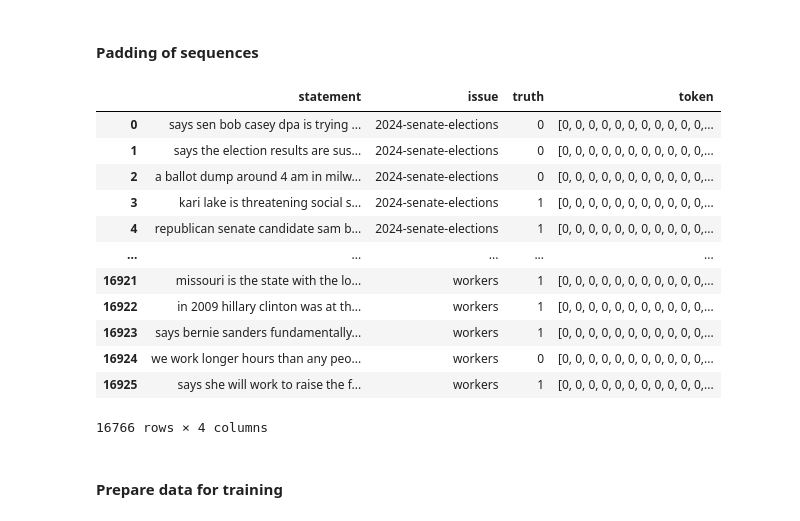
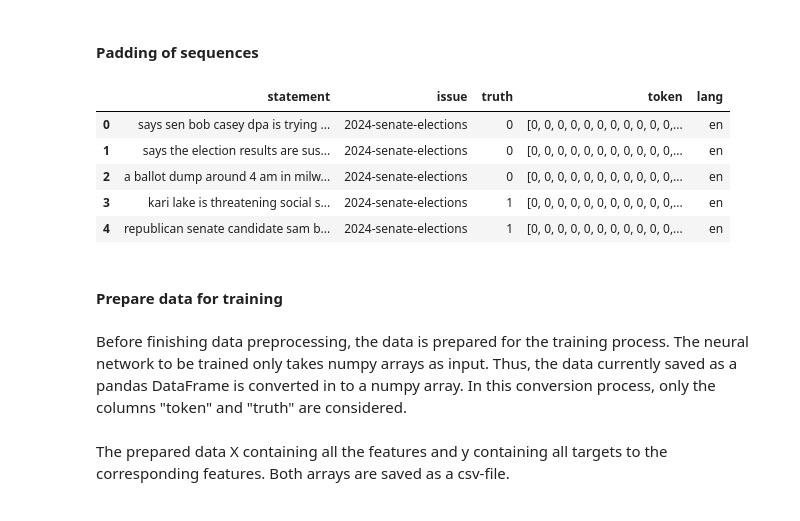
Before and after one commit to felixdaubner/fake-news-detection, a Jupyter notebook: 04_data-preprocessing.ipynb, the cells around one changed output. Cells and saved outputs as stored; diff of their text form; code cells hidden in the pictures.

```diff
--- a/04_data-preprocessing.ipynb
+++ b/04_data-preprocessing.ipynb
@@ -112,21 +142,14 @@ max(data_binary["token"].apply(len))
 # %% [markdown]
 #### Padding of sequences
 # %%
-padded = pad_sequences(data_binary["token"].to_list())
-data_binary["token"] = padded.tolist()
+padded = pad_sequences(data_token["token"].to_list())
+data_token["token"] = padded.tolist()
-# %%
-data_binary
-# %% [output]
-|  | statement | issue | truth | token |
-| 0 | says sen bob casey dpa is trying ... | 2024-senate-elections | 0 | [0, 0, 0, 0, 0, 0, 0, 0, 0, 0, 0,... |
-| 1 | says the election results are sus... | 2024-senate-elections | 0 | [0, 0, 0, 0, 0, 0, 0, 0, 0, 0, 0,... |
-| 2 | a ballot dump around 4 am in milw... | 2024-senate-elections | 0 | [0, 0, 0, 0, 0, 0, 0, 0, 0, 0, 0,... |
-| 3 | kari lake is threatening social s... | 2024-senate-elections | 1 | [0, 0, 0, 0, 0, 0, 0, 0, 0, 0, 0,... |
-| 4 | republican senate candidate sam b... | 2024-senate-elections | 1 | [0, 0, 0, 0, 0, 0, 0, 0, 0, 0, 0,... |
-| ... | ... | ... | ... | ... |
-| 16921 | missouri is the state with the lo... | workers | 1 | [0, 0, 0, 0, 0, 0, 0, 0, 0, 0, 0,... |
-| 16922 | in 2009 hillary clinton was at th... | workers | 1 | [0, 0, 0, 0, 0, 0, 0, 0, 0, 0, 0,... |
-| 16923 | says bernie sanders fundamentally... | workers | 1 | [0, 0, 0, 0, 0, 0, 0, 0, 0, 0, 0,... |
-| 16924 | we work longer hours than any peo... | workers | 0 | [0, 0, 0, 0, 0, 0, 0, 0, 0, 0, 0,... |
-| 16925 | says she will work to raise the f... | workers | 1 | [0, 0, 0, 0, 0, 0, 0, 0, 0, 0, 0,... |
-16766 rows × 4 columns
+# %%
+data_token.head()
+# %% [output]
+|  | statement | issue | truth | token | lang |
+| 0 | says sen bob casey dpa is trying ... | 2024-senate-elections | 0 | [0, 0, 0, 0, 0, 0, 0, 0, 0, 0, 0,... | en |
+| 1 | says the election results are sus... | 2024-senate-elections | 0 | [0, 0, 0, 0, 0, 0, 0, 0, 0, 0, 0,... | en |
+| 2 | a ballot dump around 4 am in milw... | 2024-senate-elections | 0 | [0, 0, 0, 0, 0, 0, 0, 0, 0, 0, 0,... | en |
+| 3 | kari lake is threatening social s... | 2024-senate-elections | 1 | [0, 0, 0, 0, 0, 0, 0, 0, 0, 0, 0,... | en |
+| 4 | republican senate candidate sam b... | 2024-senate-elections | 1 | [0, 0, 0, 0, 0, 0, 0, 0, 0, 0, 0,... | en |
@@ -133,2 +158,4 @@ data_binary
 # %% [markdown]
 #### Prepare data for training
+# %% [markdown]
+Before finishing data preprocessing, the data is prepared for the training process. The neural network to be trained only takes numpy arrays as input. Thus, the data currently saved as a pandas DataFrame is converted in to a numpy array. In this conversion process, only the columns "token" and "truth" are considered.
@@ -134,0 +165,2 @@ data_binary
+# %% [markdown]
+The prepared data X containing all the features and y containing all targets to the corresponding features. Both arrays are saved as a csv-file.
```
Also changed, not shown: parts of 15 cells of this notebook, 4 other files.
